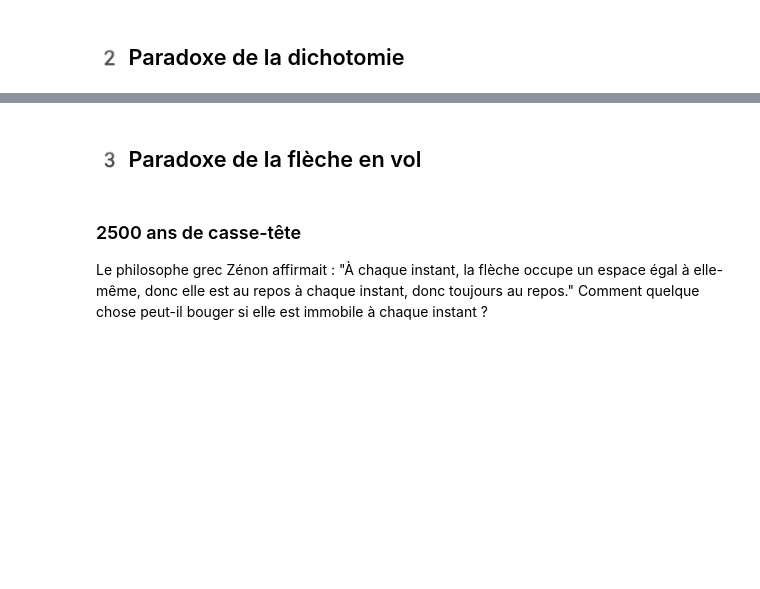
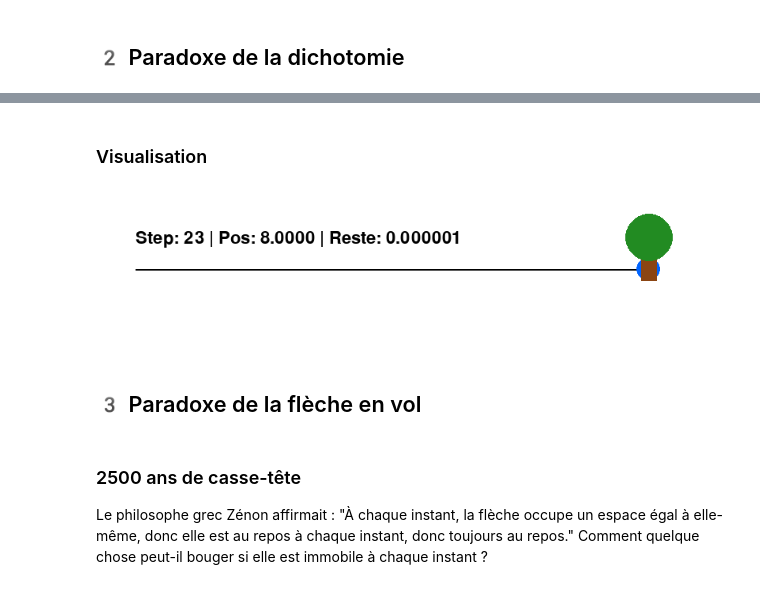
Before and after one commit to Paul-Emmanuel-Buffe/zeno-paradoxes-, a Jupyter notebook: zeno_paradoxes.ipynb, the cells around one changed output, grey strips where cells are left out. Cells and saved outputs as stored; diff of their text form; code cells hidden in the pictures; blank space fills up the shorter version.

Commit message:
text modififications

```diff
--- a/zeno_paradoxes.ipynb
+++ b/zeno_paradoxes.ipynb
@@ -152,3 +225,83 @@ KeyboardInterrupt: Interrupted by user
+# %% [markdown]
+### Visualisation
+# %%
+import pygame
+import time
+from IPython.display import display, clear_output
+from PIL import Image
+import ipywidgets as widgets
+from ipywidgets import interact, interactive_output
+
+def visual_dichotomy(total_distance, max_steps):
+    """
+    Simulation du paradoxe de la dichotomie (Zénon) avec affichage Pygame dans Jupyter.
+
+    total_distance : distance initiale à parcourir
+    max_steps      : nombre maximum d'étapes
+    """
+    pygame.init()
+    width, height = 800, 200
+    screen = pygame.Surface((width, height))
+    font = pygame.font.SysFont(None, 32)
+    delay = 0.5
+
+    start_x = 50
+    end_x = width - 100
+    line_y = height // 2
+
+    remaining = total_distance
+    position = 0.0
+    step = 0
+
+    while step < max_steps and remaining > 1e-6:
+        move = remaining / 2.0
+        position += move
+        remaining -= move
+        step += 1
+
+        # Effacer écran
+        screen.fill((255, 255, 255))
+
+        # Ligne de course
+        pygame.draw.line(screen, (0, 0, 0), (start_x, line_y), (end_x, line_y), 2)
+
+        # Joueur
+        x = start_x + (position / total_distance) * (end_x - start_x)
+        pygame.draw.circle(screen, (0, 100, 255), (int(x), line_y), 15)
+
+        # --- 🌳 Dessiner un arbre au bout de la ligne ---
+        # Tronc
+        trunk_width, trunk_height = 20, 40
+        trunk_x = end_x - trunk_width // 2
+        trunk_y = line_y - trunk_height + 15
+        pygame.draw.rect(screen, (139, 69, 19), (trunk_x, trunk_y, trunk_width, trunk_height))  # marron
+
+        # Feuillage
+        foliage_radius = 30
+        foliage_x = end_x
+        foliage_y = trunk_y - foliage_radius // 2
+        pygame.draw.circle(screen, (34, 139, 34), (foliage_x, foliage_y), foliage_radius)  # vert
+
+        # Texte
+        text = font.render(f"Step: {step} | Pos: {position:.4f} | Reste: {remaining:.6f}", True, (0, 0, 0))
+        screen.blit(text, (50, 50))
+
+        # Conversion pygame -> image notebook
+        img_str = pygame.image.tostring(screen, "RGB")
+        img = Image.frombytes("RGB", (width, height), img_str)
+
+        clear_output(wait=True)
+        display(img)
+        time.sleep(delay)
+
+    pygame.quit()
+
+
+# Test
+visual_dichotomy(8, 20)
+visual_dichotomy(8, 50)
+# %% [output]
+[figure, added]
 # %% [markdown]
 ## 3️ Paradoxe de la flèche en vol
 # %% [markdown]
```
Also changed, not shown: parts of 12 cells of this notebook.
